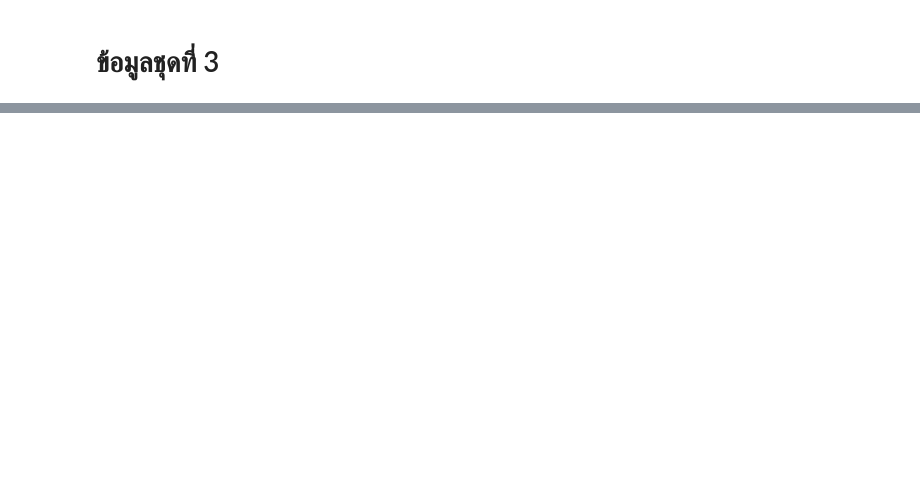
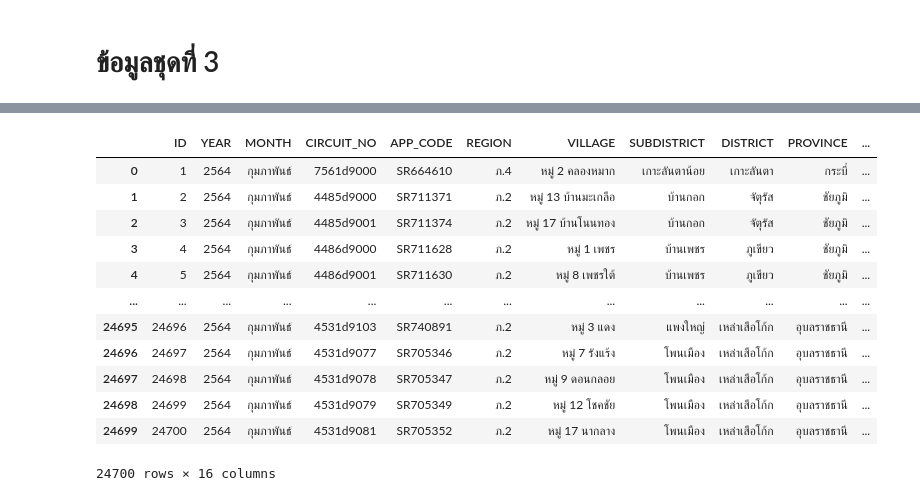
Before and after one commit to team0243/data_viz_2022, a Jupyter notebook: Project.ipynb, the cells around one changed output, grey strips where cells are left out. Cells and saved outputs as stored; diff of their text form; code cells hidden in the pictures; blank space fills up the shorter version.

```diff
--- a/Project.ipynb
+++ b/Project.ipynb
@@ -675,0 +652,16 @@ AttributeError: ignored
+# %%
+data_32
+# %% [output]
+|  | ID | YEAR | MONTH | CIRCUIT_NO | APP_CODE | REGION | VILLAGE | SUBDISTRICT | DISTRICT | PROVINCE | ... |
+| 0 | 1 | 2564 | กุมภาพันธ์ | 7561d9000 | SR664610 | ภ.4 | หมู่ 2 คลองหมาก | เกาะลันตาน้อย | เกาะลันตา | กระบี่ | ... |
+| 1 | 2 | 2564 | กุมภาพันธ์ | 4485d9000 | SR711371 | ภ.2 | หมู่ 13 บ้านมะเกลือ | บ้านกอก | จัตุรัส | ชัยภูมิ | ... |
+| 2 | 3 | 2564 | กุมภาพันธ์ | 4485d9001 | SR711374 | ภ.2 | หมู่ 17 บ้านโนนทอง | บ้านกอก | จัตุรัส | ชัยภูมิ | ... |
+| 3 | 4 | 2564 | กุมภาพันธ์ | 4486d9000 | SR711628 | ภ.2 | หมู่ 1 เพชร | บ้านเพชร | ภูเขียว | ชัยภูมิ | ... |
+| 4 | 5 | 2564 | กุมภาพันธ์ | 4486d9001 | SR711630 | ภ.2 | หมู่ 8 เพชรใต้ | บ้านเพชร | ภูเขียว | ชัยภูมิ | ... |
+| ... | ... | ... | ... | ... | ... | ... | ... | ... | ... | ... | ... |
+| 24695 | 24696 | 2564 | กุมภาพันธ์ | 4531d9103 | SR740891 | ภ.2 | หมู่ 3 แดง | แพงใหญ่ | เหล่าเสือโก้ก | อุบลราชธานี | ... |
+| 24696 | 24697 | 2564 | กุมภาพันธ์ | 4531d9077 | SR705346 | ภ.2 | หมู่ 7 รังแร้ง | โพนเมือง | เหล่าเสือโก้ก | อุบลราชธานี | ... |
+| 24697 | 24698 | 2564 | กุมภาพันธ์ | 4531d9078 | SR705347 | ภ.2 | หมู่ 9 ดอนกลอย | โพนเมือง | เหล่าเสือโก้ก | อุบลราชธานี | ... |
+| 24698 | 24699 | 2564 | กุมภาพันธ์ | 4531d9079 | SR705349 | ภ.2 | หมู่ 12 โชคชัย | โพนเมือง | เหล่าเสือโก้ก | อุบลราชธานี | ... |
+| 24699 | 24700 | 2564 | กุมภาพันธ์ | 4531d9081 | SR705352 | ภ.2 | หมู่ 17 นากลาง | โพนเมือง | เหล่าเสือโก้ก | อุบลราชธานี | ... |
+24700 rows × 16 columns
```
Also changed, not shown: parts of 52 cells of this notebook.
